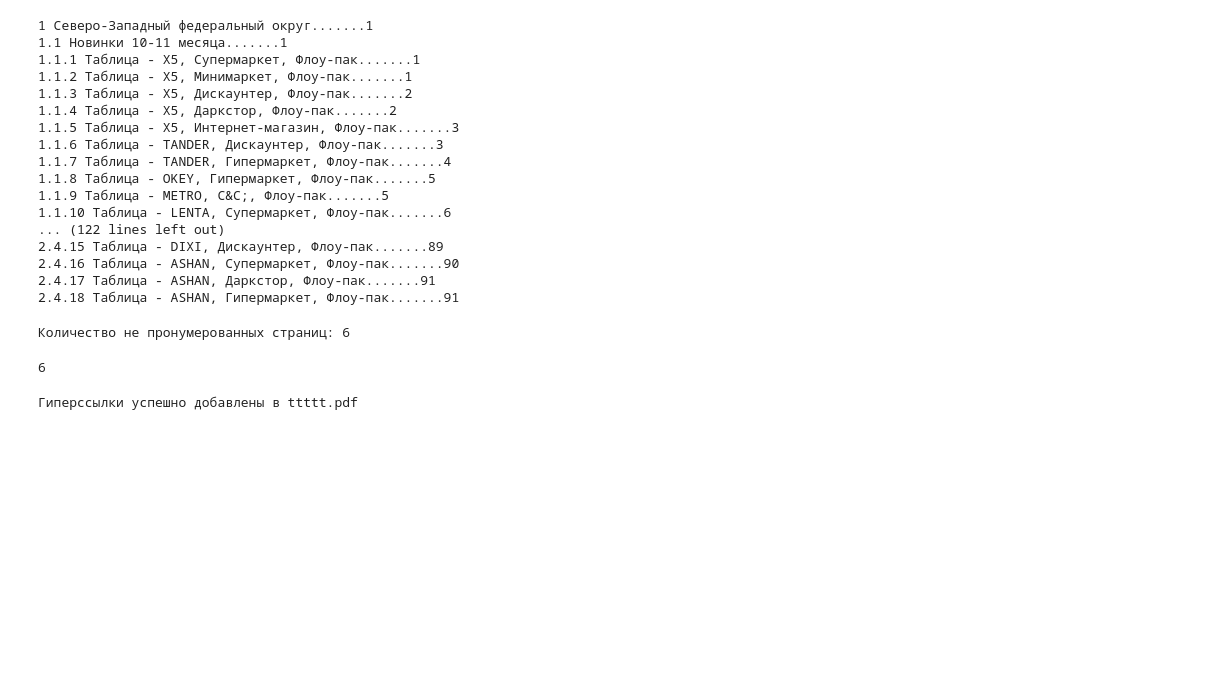
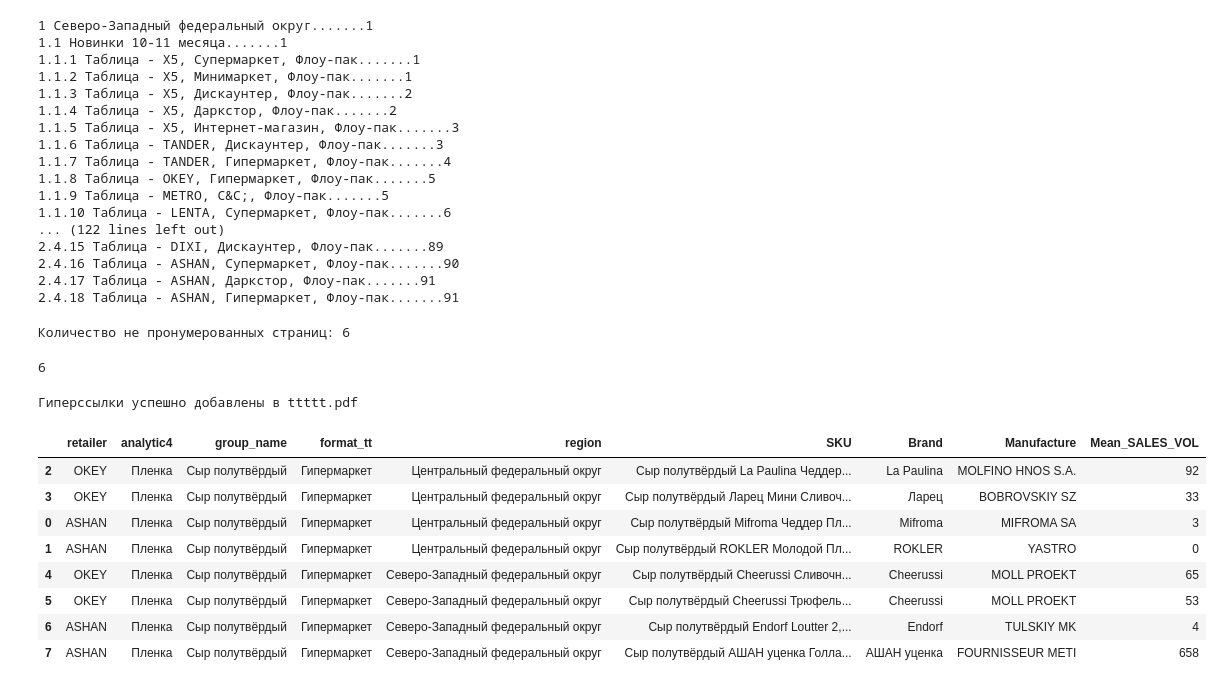
Before and after one commit to budennovsk/Pandas, a Jupyter notebook: reportlab.ipynb, the cells around one changed output. Cells and saved outputs as stored; diff of their text form; code cells hidden in the pictures; blank space fills up the shorter version.

```diff
--- a/reportlab.ipynb
+++ b/reportlab.ipynb
@@ -2608,3 +2606,37 @@ def add_link_pdf():
     print(f"Гиперссылки успешно добавлены в {output_file}")
 # %% [output]
 Гиперссылки успешно добавлены в ttttt.pdf
+# %%
+
+import pandas as pd
+
+# Создаем датафрейм из предоставленных данных
+data = {
+    'retailer': ['ASHAN', 'ASHAN', 'OKEY', 'OKEY', 'OKEY', 'OKEY', 'ASHAN', 'ASHAN'],
+    'analytic4': ['Пленка', 'Пленка', 'Пленка', 'Пленка', 'Пленка', 'Пленка', 'Пленка', 'Пленка'],
+    'group_name': ['Сыр полутвёрдый', 'Сыр полутвёрдый', 'Сыр полутвёрдый', 'Сыр полутвёрдый', 'Сыр полутвёрдый', 'Сыр полутвёрдый', 'Сыр полутвёрдый', 'Сыр полутвёрдый'],
+    'format_tt': ['Гипермаркет', 'Гипермаркет', 'Гипермаркет', 'Гипермаркет', 'Гипермаркет', 'Гипермаркет', 'Гипермаркет', 'Гипермаркет'],
+    'region': ['Центральный федеральный округ', 'Центральный федеральный округ', 'Центральный федеральный округ', 'Центральный федеральный округ', 'Северо-Западный федеральный округ', 'Северо-Западный федеральный округ', 'Северо-Западный федеральный округ', 'Северо-Западный федеральный округ'],
+    'SKU': ['Сыр полутвёрдый Mifroma Чеддер Пленка 1000 г 47,5%', 'Сыр полутвёрдый ROKLER Молодой Пленка 200 г 50,0%', 'Сыр полутвёрдый La Paulina Чеддер Пленка 1000 г 48,0%', 'Сыр полутвёрдый Ларец Мини Сливочный Пленка 1000 г 50,0%', 'Сыр полутвёрдый Cheerussi Сливочный Пленка 1000 г 45,0%', 'Сыр полутвёрдый Cheerussi Трюфель Пленка 1000 г 45,0%', 'Сыр полутвёрдый Endorf Loutter 2,5 месяца Пленка 1000 г 45,0%', 'Сыр полутвёрдый АШАН уценка Голландский Пленка 1000 г'],
+    'Brand': ['Mifroma', 'ROKLER', 'La Paulina', 'Ларец', 'Cheerussi', 'Cheerussi', 'Endorf', 'АШАН уценка'],
+    'Manufacture': ['MIFROMA SA', 'YASTRO', 'MOLFINO HNOS S.A.', 'BOBROVSKIY SZ', 'MOLL PROEKT', 'MOLL PROEKT', 'TULSKIY MK', 'FOURNISSEUR METI'],
+    'Mean_SALES_VOL': [3, 0, 92, 33, 65, 53, 4, 658]
+}
+
+df = pd.DataFrame(data)
+
+# Сортируем датафрейм по колонкам region и retailer в порядке убывания
+df_sorted = df.sort_values(by=['region', 'retailer'], ascending=[False, False])
+
+# Выводим отсортированный датафрейм
+df_sorted
+# %% [output]
+|  | retailer | analytic4 | group_name | format_tt | region | SKU | Brand | Manufacture | Mean_SALES_VOL |
+| 2 | OKEY | Пленка | Сыр полутвёрдый | Гипермаркет | Центральный федеральный округ | Сыр полутвёрдый La Paulina Чеддер... | La Paulina | MOLFINO HNOS S.A. | 92 |
+| 3 | OKEY | Пленка | Сыр полутвёрдый | Гипермаркет | Центральный федеральный округ | Сыр полутвёрдый Ларец Мини Сливоч... | Ларец | BOBROVSKIY SZ | 33 |
+| 0 | ASHAN | Пленка | Сыр полутвёрдый | Гипермаркет | Центральный федеральный округ | Сыр полутвёрдый Mifroma Чеддер Пл... | Mifroma | MIFROMA SA | 3 |
+| 1 | ASHAN | Пленка | Сыр полутвёрдый | Гипермаркет | Центральный федеральный округ | Сыр полутвёрдый ROKLER Молодой Пл... | ROKLER | YASTRO | 0 |
+| 4 | OKEY | Пленка | Сыр полутвёрдый | Гипермаркет | Северо-Западный федеральный округ | Сыр полутвёрдый Cheerussi Сливочн... | Cheerussi | MOLL PROEKT | 65 |
+| 5 | OKEY | Пленка | Сыр полутвёрдый | Гипермаркет | Северо-Западный федеральный округ | Сыр полутвёрдый Cheerussi Трюфель... | Cheerussi | MOLL PROEKT | 53 |
+| 6 | ASHAN | Пленка | Сыр полутвёрдый | Гипермаркет | Северо-Западный федеральный округ | Сыр полутвёрдый Endorf Loutter 2,... | Endorf | TULSKIY MK | 4 |
+| 7 | ASHAN | Пленка | Сыр полутвёрдый | Гипермаркет | Северо-Западный федеральный округ | Сыр полутвёрдый АШАН уценка Голла... | АШАН уценка | FOURNISSEUR METI | 658 |
```
Also changed, not shown: parts of 11 cells of this notebook.
